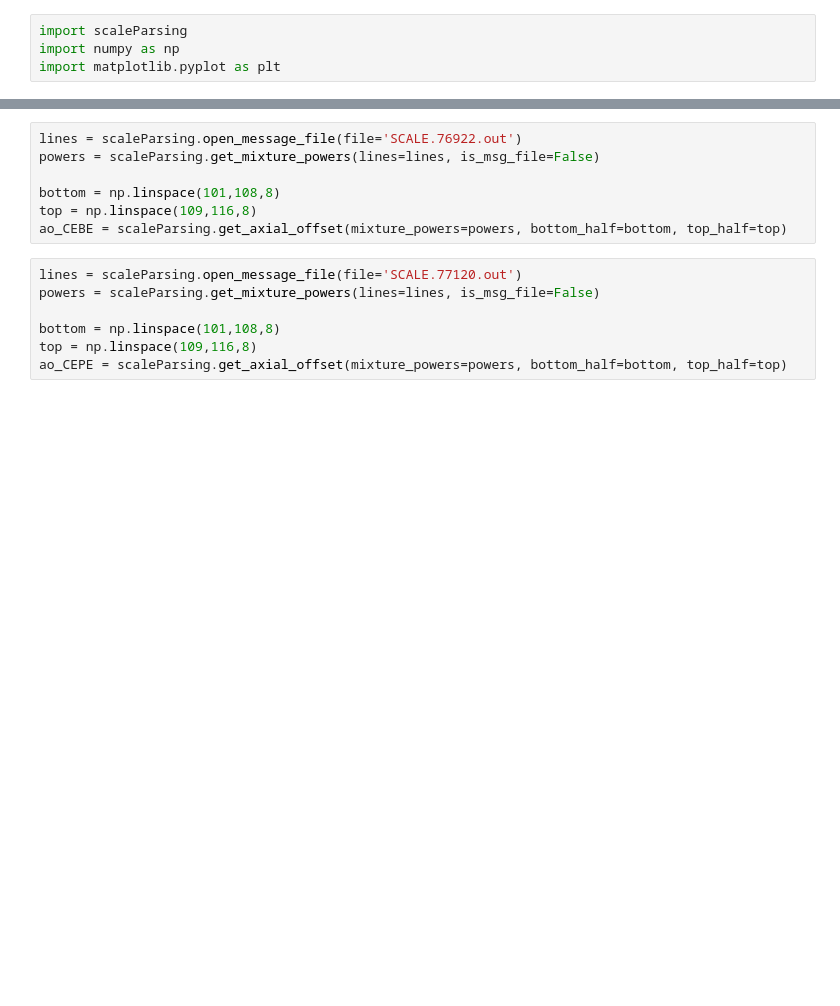
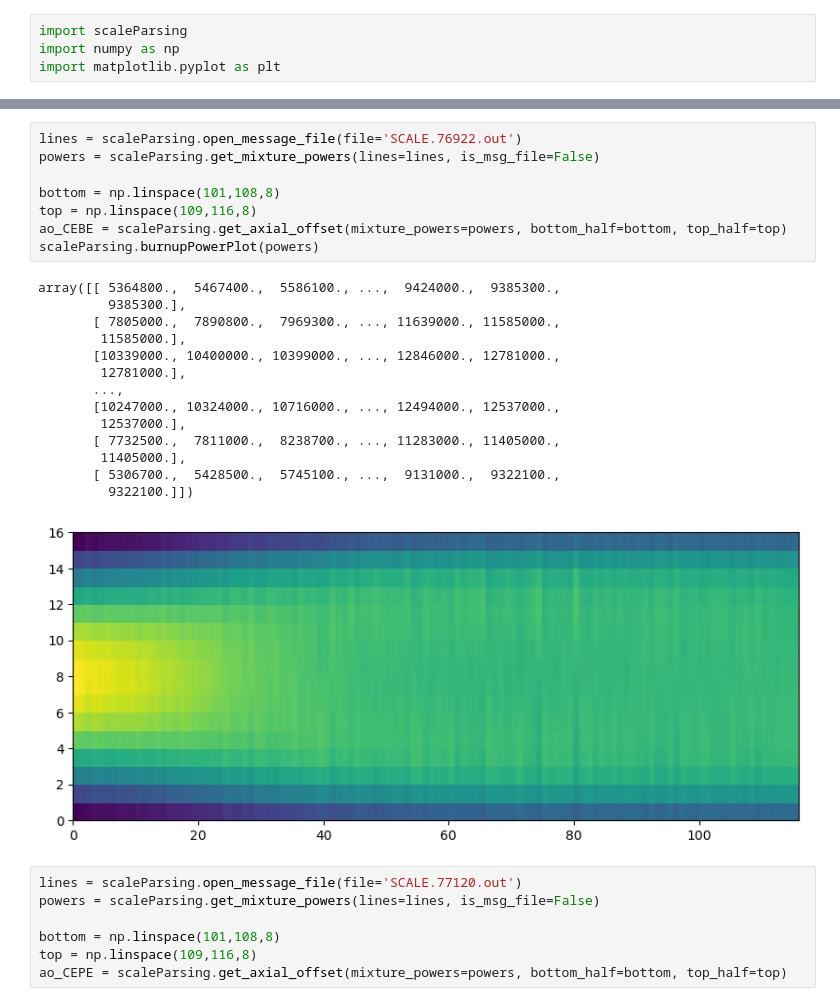
Before and after one commit to jfaulkner31/SCALETools, a Jupyter notebook: SCALEParser/testing.ipynb, the cells around one changed output, grey strips where cells are left out. Drawn from its saved outputs; the diff is of its cells as text; blank space fills up the shorter version.

```diff
--- a/SCALEParser/testing.ipynb
+++ b/SCALEParser/testing.ipynb
@@ -12,10 +28,26 @@ ao_CELI = scaleParsing.get_axial_offset(mixture_powers=powers, bottom_half=botto
 # %%
 lines = scaleParsing.open_message_file(file='SCALE.76922.out')
 powers = scaleParsing.get_mixture_powers(lines=lines, is_msg_file=False)
 
 bottom = np.linspace(101,108,8)
 top = np.linspace(109,116,8)
 ao_CEBE = scaleParsing.get_axial_offset(mixture_powers=powers, bottom_half=bottom, top_half=top)
+scaleParsing.burnupPowerPlot(powers)
+# %% [output]
+array([[ 5364800.,  5467400.,  5586100., ...,  9424000.,  9385300.,
+         9385300.],
+       [ 7805000.,  7890800.,  7969300., ..., 11639000., 11585000.,
+        11585000.],
+       [10339000., 10400000., 10399000., ..., 12846000., 12781000.,
+        12781000.],
+       ...,
+       [10247000., 10324000., 10716000., ..., 12494000., 12537000.,
+        12537000.],
+       [ 7732500.,  7811000.,  8238700., ..., 11283000., 11405000.,
+        11405000.],
+       [ 5306700.,  5428500.,  5745100., ...,  9131000.,  9322100.,
+         9322100.]])
+[figure, added]
 # %%
 lines = scaleParsing.open_message_file(file='SCALE.77120.out')
 powers = scaleParsing.get_mixture_powers(lines=lines, is_msg_file=False)
```
Also changed, not shown: parts of 4 cells of this notebook.
